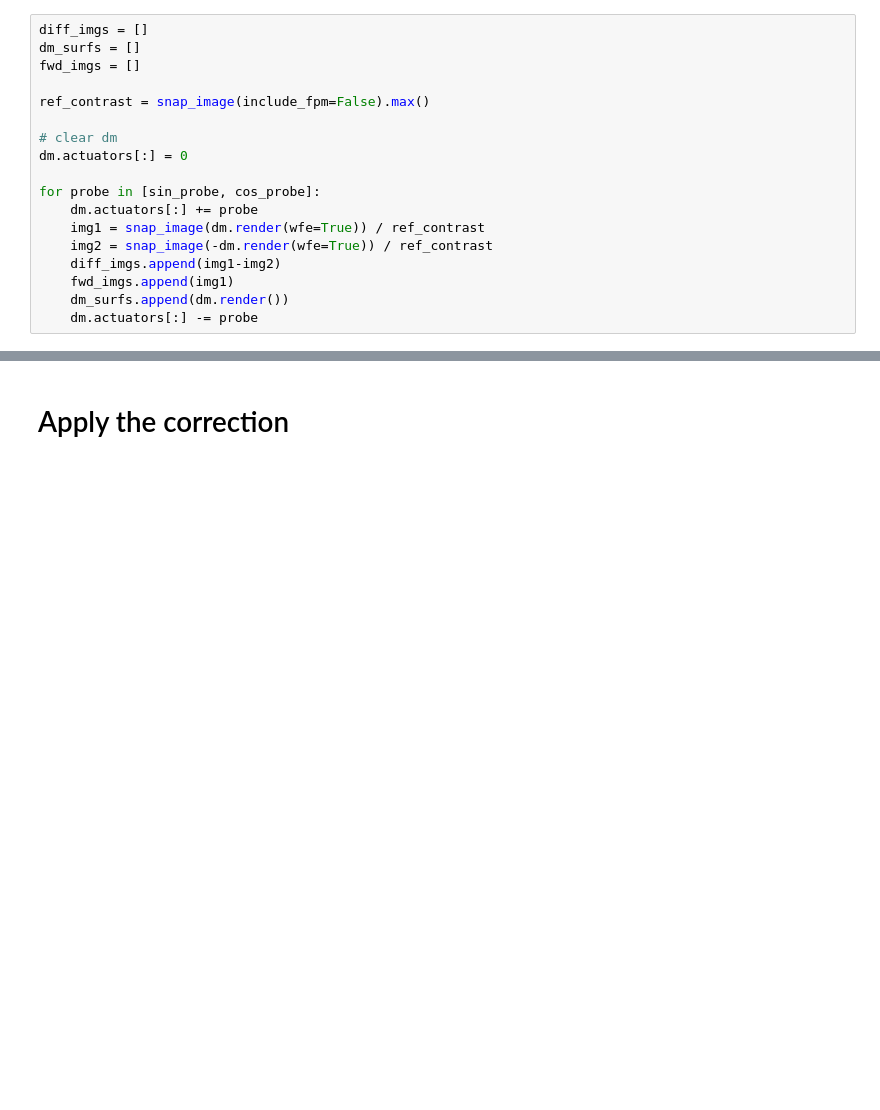
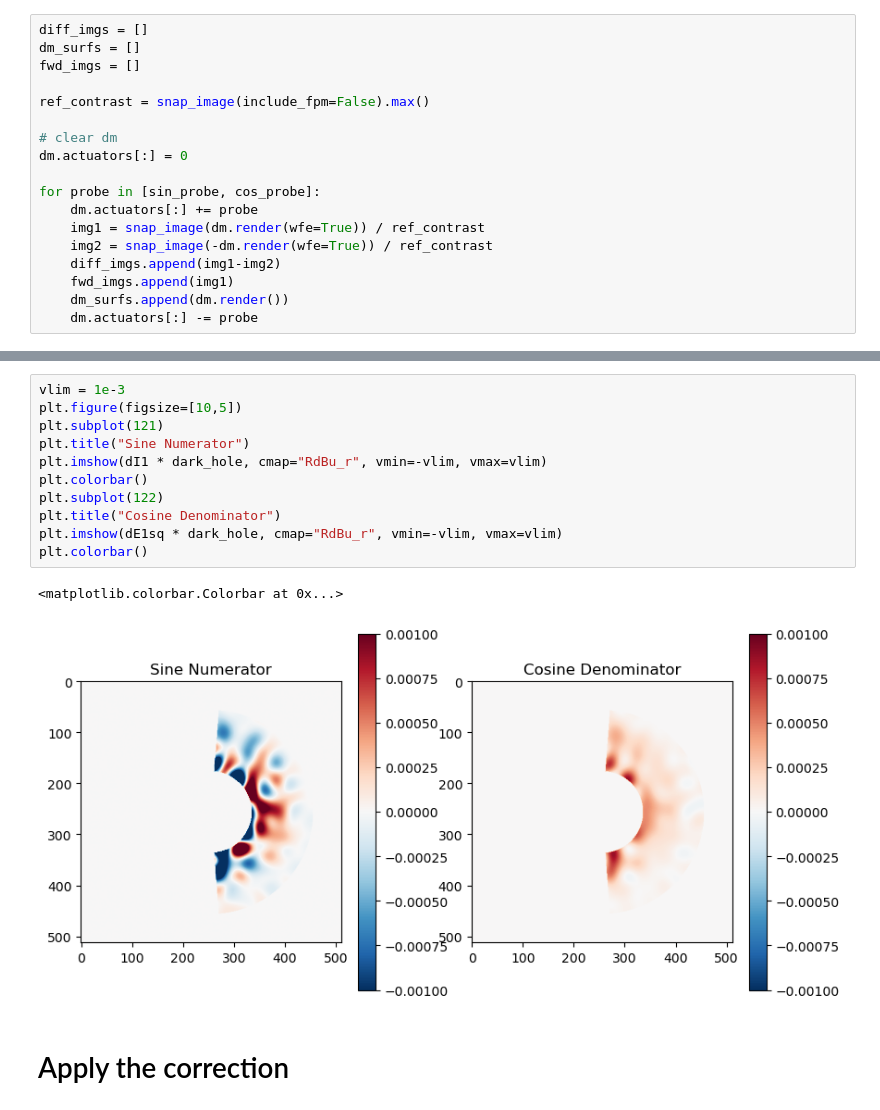
Before and after one commit to Jashcraf/poi, a Jupyter notebook: demo_san.ipynb, the cells around one changed output, grey strips where cells are left out. Drawn from its saved outputs; the diff is of its cells as text; blank space fills up the shorter version.

```diff
--- a/demo_san.ipynb
+++ b/demo_san.ipynb
@@ -398,3 +408,17 @@ plt.show()
+# %%
+vlim = 1e-3
+plt.figure(figsize=[10,5])
+plt.subplot(121)
+plt.title("Sine Numerator")
+plt.imshow(dI1 * dark_hole, cmap="RdBu_r", vmin=-vlim, vmax=vlim)
+plt.colorbar()
+plt.subplot(122)
+plt.title("Cosine Denominator")
+plt.imshow(dE1sq * dark_hole, cmap="RdBu_r", vmin=-vlim, vmax=vlim)
+plt.colorbar()
+# %% [output]
+<matplotlib.colorbar.Colorbar at 0x...>
+[figure, added]
 # %% [markdown]
 # Apply the correction
 # %%
```
Also changed, not shown: parts of 8 cells of this notebook.
